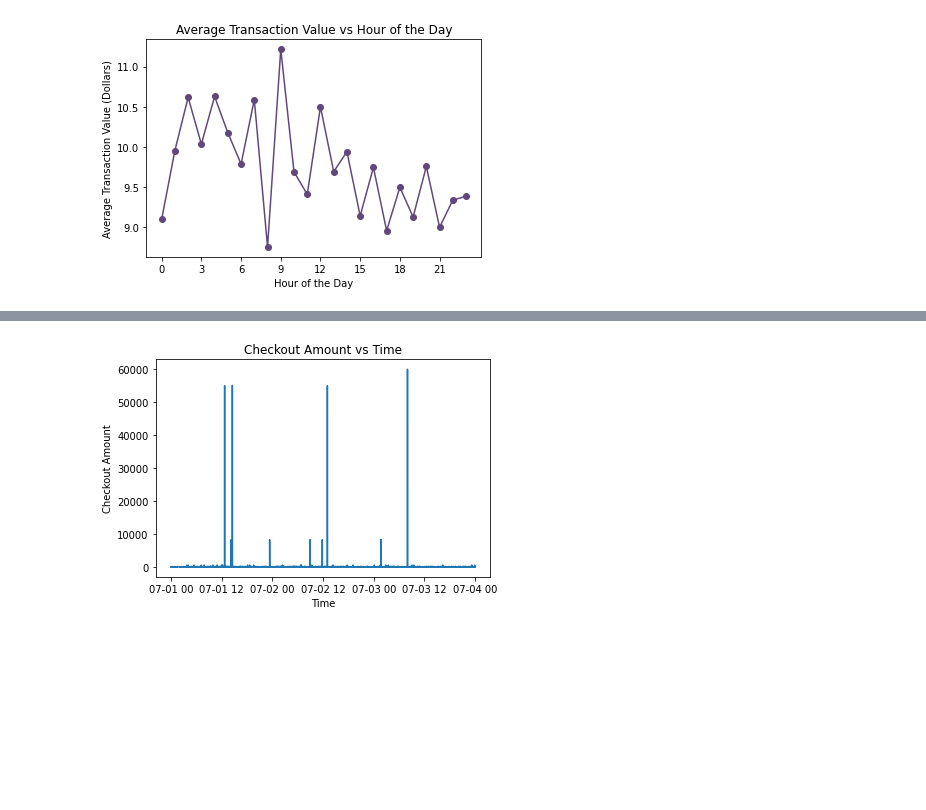
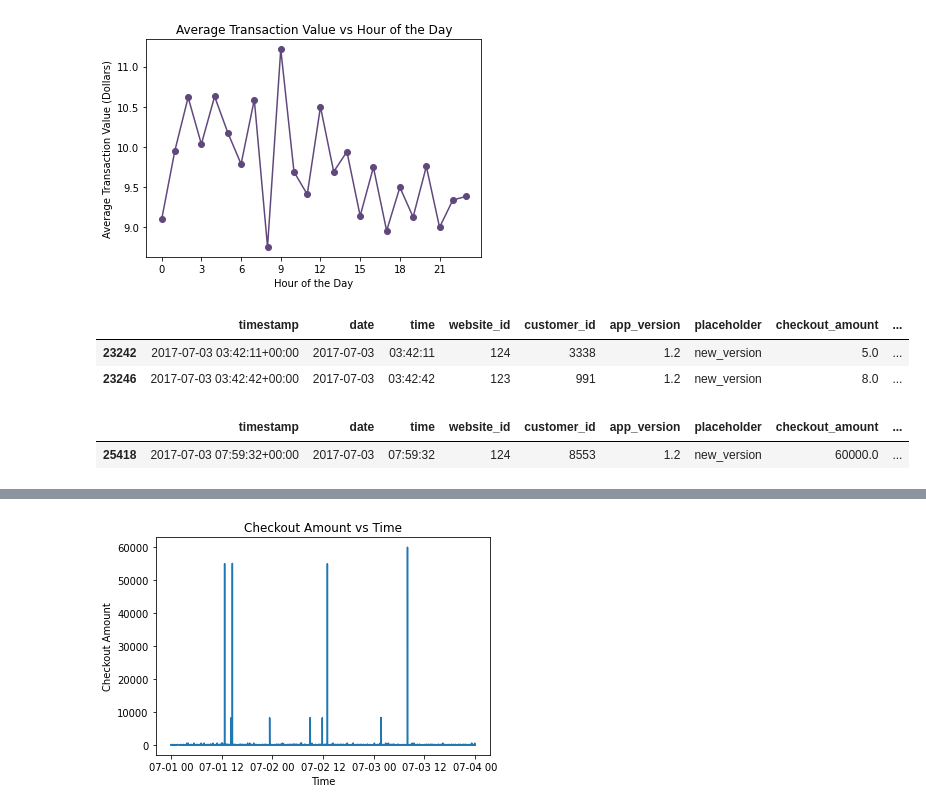
Before and after one commit to williamrhayes/postie-data-challenge, a Jupyter notebook: hayes_analysis.ipynb, the cells around one changed output, grey strips where cells are left out. Drawn from its saved outputs; the diff is of its cells as text; code cells hidden in the pictures; blank space fills up the shorter version.

```diff
--- a/hayes_analysis.ipynb
+++ b/hayes_analysis.ipynb
@@ -544,6 +548,22 @@ plt.ylabel('Average Transaction Value (Dollars)')
 plt.xticks([hour for hour in range(0,24,3)]);
 # %% [output]
 [figure]
+# %%
+# SIDE NOTE - websites changed versions at almost exactly the same time.
+# The line of code below selects the very first instance where a customer
+# uses the new version.
+sales[sales['placeholder'].notna()].drop_duplicates('website_id')
+# %% [output]
+|  | timestamp | date | time | website_id | customer_id | app_version | placeholder | checkout_amount | ... |
+| 23242 | 2017-07-03 03:42:11+00:00 | 2017-07-03 | 03:42:11 | 124 | 3338 | 1.2 | new_version | 5.0 | ... |
+| 23246 | 2017-07-03 03:42:42+00:00 | 2017-07-03 | 03:42:42 | 123 | 991 | 1.2 | new_version | 8.0 | ... |
+# %%
+# Time when the error was encountered is seen below, just 4 hours
+# after the new version of the app was launched on xyz.com
+sales[sales['url'].str.contains('error')]
+# %% [output]
+|  | timestamp | date | time | website_id | customer_id | app_version | placeholder | checkout_amount | ... |
+| 25418 | 2017-07-03 07:59:32+00:00 | 2017-07-03 | 07:59:32 | 124 | 8553 | 1.2 | new_version | 60000.0 | ... |
 # %% [markdown]
 ### Question 5
 Predict the total sales number (in dollars) for 2017-07-04. Determine the certainty of this prediction. State explicitly what the prediction is doing, and what general steps you did to get the number you report and what assumptions you have made.
```
Also changed, not shown: parts of 24 cells of this notebook, 1 other file.
